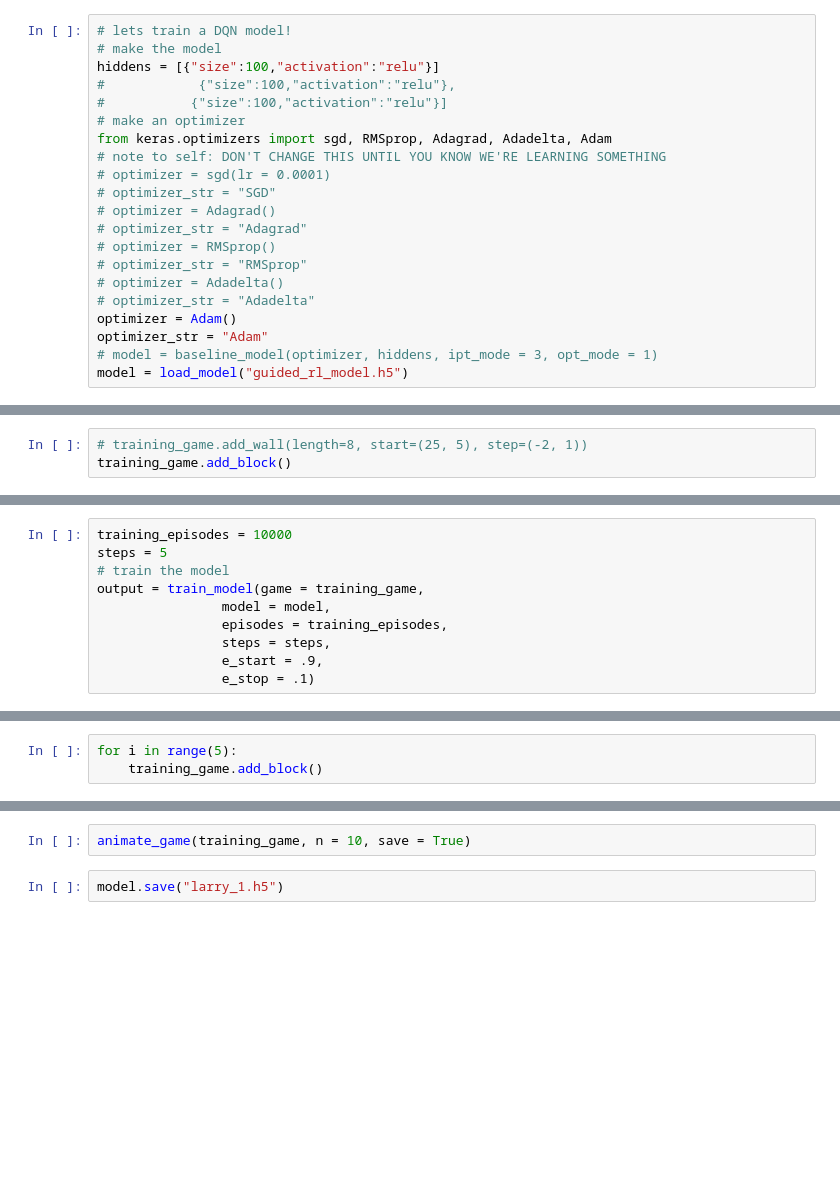
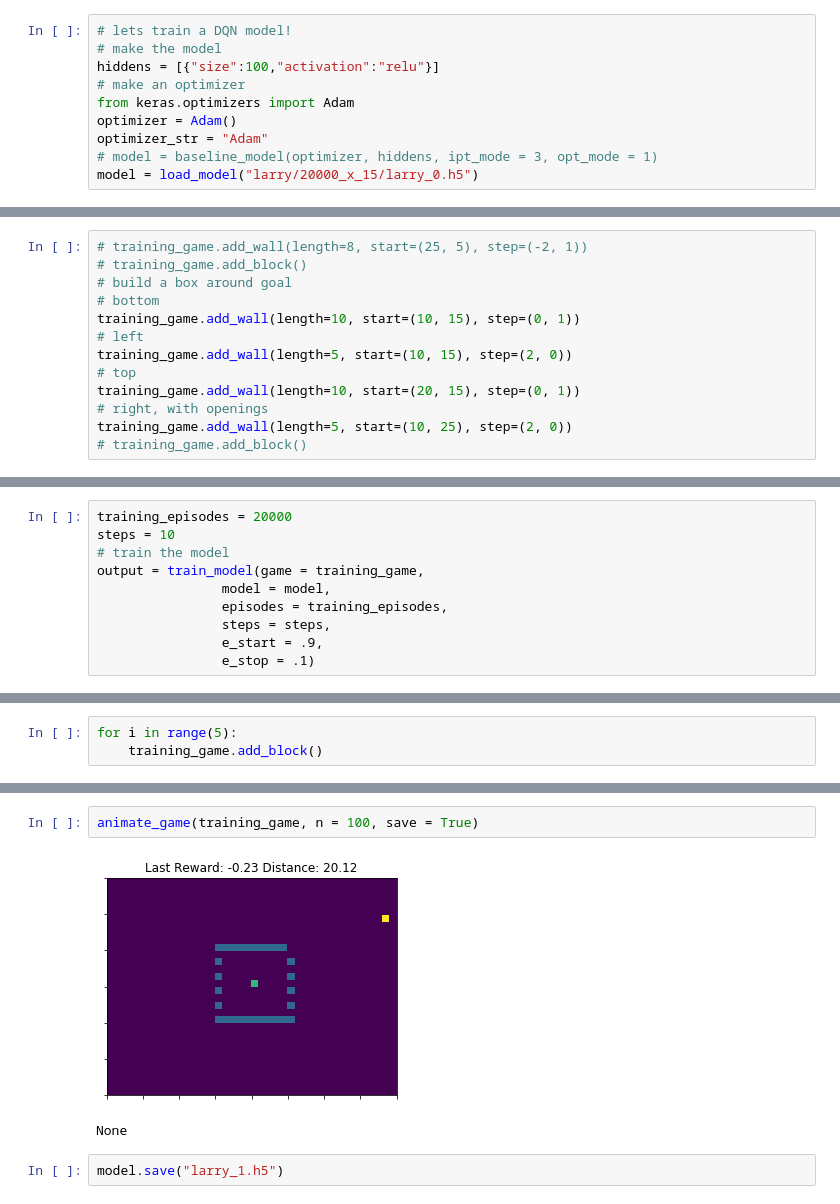
Before and after one commit to tab0r/Neural.Swarms, a Jupyter notebook: NaviGame/Larry.ipynb, the cells around one changed output, grey strips where cells are left out. Cells and saved outputs as stored; diff of their text form; blank space fills up the shorter version.

Commit message:
playing with models a lot

```diff
--- a/NaviGame/Larry.ipynb
+++ b/NaviGame/Larry.ipynb
@@ -8,23 +6,12 @@ Using Theano backend.
 # lets train a DQN model!
 # make the model
 hiddens = [{"size":100,"activation":"relu"}]
-#            {"size":100,"activation":"relu"},
-#           {"size":100,"activation":"relu"}]
 # make an optimizer
-from keras.optimizers import sgd, RMSprop, Adagrad, Adadelta, Adam
-# note to self: DON'T CHANGE THIS UNTIL YOU KNOW WE'RE LEARNING SOMETHING
-# optimizer = sgd(lr = 0.0001)
-# optimizer_str = "SGD"
-# optimizer = Adagrad()
-# optimizer_str = "Adagrad"
-# optimizer = RMSprop()
-# optimizer_str = "RMSprop"
-# optimizer = Adadelta()
-# optimizer_str = "Adadelta"
+from keras.optimizers import Adam
 optimizer = Adam()
 optimizer_str = "Adam"
 # model = baseline_model(optimizer, hiddens, ipt_mode = 3, opt_mode = 1)
-model = load_model("guided_rl_model.h5")
+model = load_model("larry/20000_x_15/larry_0.h5")
 # %%
 # model = baseline_model(optimizer, hiddens, ipt_mode = 3, opt_mode = 1)
 # %%
@@ -38,6 +25,16 @@ training_game = HybridNaviGame(training_game_size_y,
                                 model,
                                 tolerance = 1.3)
 training_game.setup()
-# %%
-# training_game.add_wall(length=8, start=(25, 5), step=(-2, 1))
-training_game.add_block()
+# %%
+# training_game.add_wall(length=8, start=(25, 5), step=(-2, 1))
+# training_game.add_block()
+# build a box around goal
+# bottom
+training_game.add_wall(length=10, start=(10, 15), step=(0, 1))
+# left
+training_game.add_wall(length=5, start=(10, 15), step=(2, 0))
+# top
+training_game.add_wall(length=10, start=(20, 15), step=(0, 1))
+# right, with openings
+training_game.add_wall(length=5, start=(10, 25), step=(2, 0))
+# training_game.add_block()
@@ -44,8 +43,8 @@ training_game.add_block()
 # %%
 training_game.Navigator.strategy.mode = 3
 # %%
-training_episodes = 10000
-steps = 5
+training_episodes = 20000
+steps = 10
 # train the model
 output = train_model(game = training_game,
                 model = model,
@@ -117,5 +120,8 @@ draw_game(training_game)
 # %%
-animate_game(training_game, n = 10, save = True)
+animate_game(training_game, n = 100, save = True)
+# %% [output]
+[figure, added]
+None
 # %%
 model.save("larry_1.h5")
 # %%
```
Also changed, not shown: parts of 5 cells of this notebook, 57 other files.
